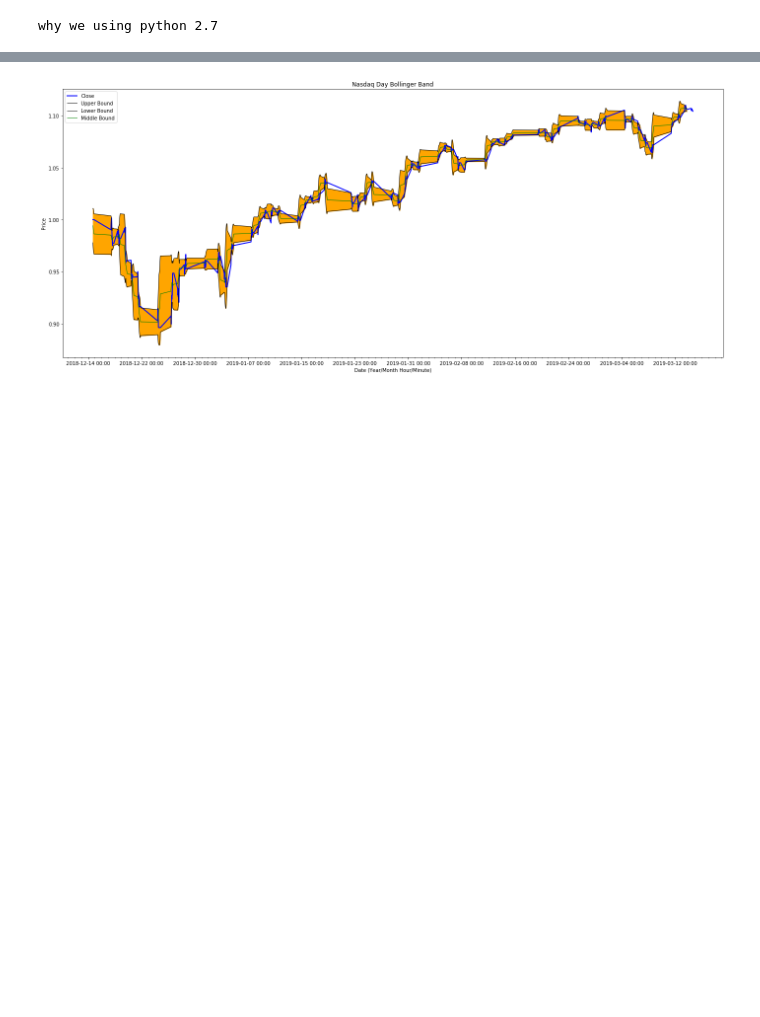
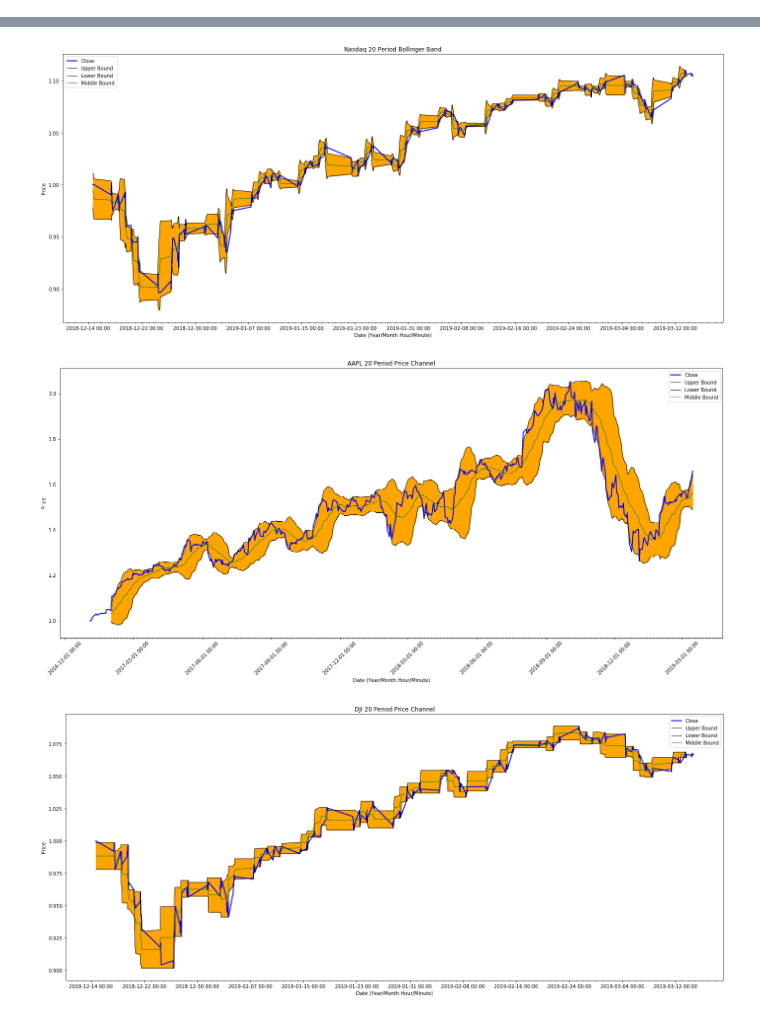
Before and after one commit to chrisbombino/msci433, a Jupyter notebook: part1.ipynb, the cells around one changed output, grey strips where cells are left out. Drawn from its saved outputs; the diff is of its cells as text; code cells hidden in the pictures; blank space fills up the shorter version.

Commit message:
Added Price Channel Indicator

```diff
--- a/part1.ipynb
+++ b/part1.ipynb
@@ -127,6 +127,32 @@ def AAPLBollingerPlot(df,pltname):
     ax.legend()
     plt.show();
 
+
+def PriceChannel(df):
+    df['Upper Bound']=df['Close'].rolling(20).max()
+    #shift one cell down, because it should not include today's price
+    #how to shift one column https://stackoverflow.com/a/10982198
+    df['Upper Bound']=df['Upper Bound'].shift(1)
+    df['Lower Bound']=df['Close'].rolling(20).min()
+    df['Lower Bound']=df['Lower Bound'].shift(1)
+    df['Middle Bound']= (df['Lower Bound'] + df['Upper Bound'])/2
+    #1 is action
+    df['Sell']= df['Lower Bound']-df['Close']
+    #df['BelowBand'] = df['Sell'].apply(lambda x: 1 if x <0 else 0)
+    #df['BelowBand5'] = df['BelowBand'].rolling(window=5).sum()
+    df['sellSignal']= df['Sell'].apply(lambda x: 1 if x >0 else 0)
+
+    df['Buy']= df['Close']-df['Upper Bound']
+    #df['AboveBand'] = df['Buy'].apply(lambda x: 1 if x <0 else 0)
+    #df['AboveBand5'] = df['AboveBand'].rolling(window=5).sum()
+    df['buySignal']= df['Buy'].apply(lambda x: 1 if x >0 else 0)
+    return df
+
+def PriceChannelOutputCSV(df,file_name):
+    #https://stackoverflow.com/a/11287278 select multiple columns from dataframe
+    dfOutput= df[['Close','Lower Bound','Upper Bound','Middle Bound','sellSignal','buySignal']]
+    dfOutput.to_csv(file_name,index=False)
+
 #three dataframes are called DJIdata,NASDAQ30data and AAPLdata
 #---------------------------------------------------
 def load_data(s):
@@ -143,42 +169,63 @@ def normalize(dfdata):
 
 #appl data has different order than the other two
 def aaplnormalize(dfdata):
     #divide last element in df series
     day1= float(dfdata['Close'].iloc[[0]])
     #div function https://stackoverflow.com/a/43675057
     dfdata['Close']=dfdata['Close'].div(day1)
     return dfdata
 
 if __name__== "__main__":
-    print "why we using python 2.7"
     #-----------Data Input-------------------
     s = 'DJI30'
     DJIdata = load_data(s)
     DJIdata=normalize(DJIdata)
 
     s = 'NASDAQ30'
     NASDAQ30data = load_data(s)
     NASDAQ30data=normalize(NASDAQ30data)
 
     s = 'AAPL'
     AAPLdata = load_data(s)
     AAPLdata=aaplnormalize(AAPLdata)
     #----------------------------------------
 
-    #1.Process data 2.plot chart 3.output to csv
-    AAPLdata=Bollinger(AAPLdata)
-    AAPLBollingerPlot(AAPLdata, 'AAPL 20 Day Bollinger Band')
-    bollingerOutputCSV(AAPLdata,'AAPLBollinger.csv')
+    #Bollinger
+    #0.copy over the dataframe 1.Process data 2.plot chart 3.output to csv
+    AAPLdataBollinger=AAPLdata.copy()
+    AAPLdataBollinger=Bollinger(AAPLdataBollinger)
+    AAPLBollingerPlot(AAPLdataBollinger, 'AAPL 20 Period Bollinger Band')
+    bollingerOutputCSV(AAPLdataBollinger,'AAPLBollinger.csv')
 
-    DJIdata=Bollinger(DJIdata)
-    BollingerPlot(DJIdata, 'DJI 20 Day Bollinger Band')
-    bollingerOutputCSV(DJIdata,'DJIBollinger.csv')
+    DJIdataBollinger=DJIdata.copy()
+    DJIdataBollinger=Bollinger(DJIdataBollinger)[:]
+    BollingerPlot(DJIdataBollinger, 'DJI 20 Period Bollinger Band')
+    bollingerOutputCSV(DJIdataBollinger,'DJIBollinger.csv')
 
-    NASDAQ30data=Bollinger(NASDAQ30data)
-    BollingerPlot(NASDAQ30data, 'Nasdaq Day Bollinger Band')
-    bollingerOutputCSV(NASDAQ30data,'NASDAQBollinger.csv')
+    NASDAQ30dataBollinger=NASDAQ30data.copy()
+    NASDAQ30dataBollinger=Bollinger(NASDAQ30dataBollinger)[:]
+    BollingerPlot(NASDAQ30dataBollinger, 'Nasdaq 20 Period Bollinger Band')
+    bollingerOutputCSV(NASDAQ30dataBollinger,'NASDAQBollinger.csv')
+
+    #Price Channel
+    #0.copy over the dataframe 1.Process data 2.plot chart 3.output to csv
+    priceChannelAAPLdata=AAPLdata.copy()
+    priceChannelAAPLdata=PriceChannel(priceChannelAAPLdata)
+    AAPLBollingerPlot(AAPLdataBollinger, 'AAPL 20 Period Price Channel')
+    PriceChannelOutputCSV(priceChannelAAPLdata,'AAPLPriceChannel.csv')
+
+    priceChannelDJIdata = DJIdata.copy()
+    priceChannelDJIdata=PriceChannel(priceChannelDJIdata)
+    BollingerPlot(priceChannelDJIdata, 'DJI 20 Period Price Channel')
+    PriceChannelOutputCSV(priceChannelDJIdata,'DJIPriceChannel.csv')
+
+    priceChannelNASDAQdata = NASDAQ30data.copy()
+    priceChannelNASDAQdata=PriceChannel(priceChannelNASDAQdata)
+    BollingerPlot(priceChannelNASDAQdata, 'NASDAQ 20 Period Price Channel')
+    PriceChannelOutputCSV(priceChannelNASDAQdata,'NASDAQPriceChannel.csv')
 # %% [output]
-why we using python 2.7
 [figure]
 [figure]
 [figure]
+[figure, added]
+[figure, added]
```
Also changed, not shown: parts of 2 cells of this notebook, 3 other files.
